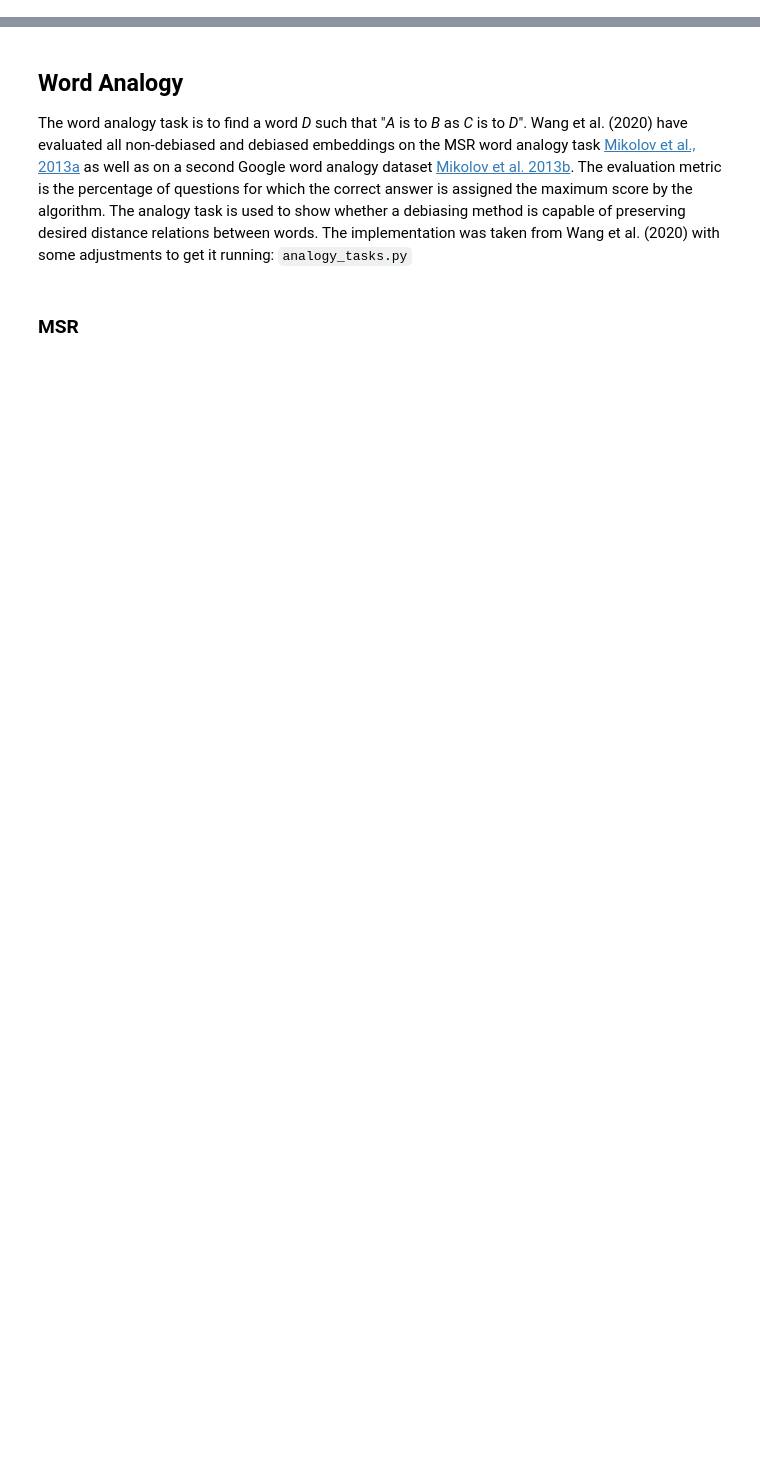
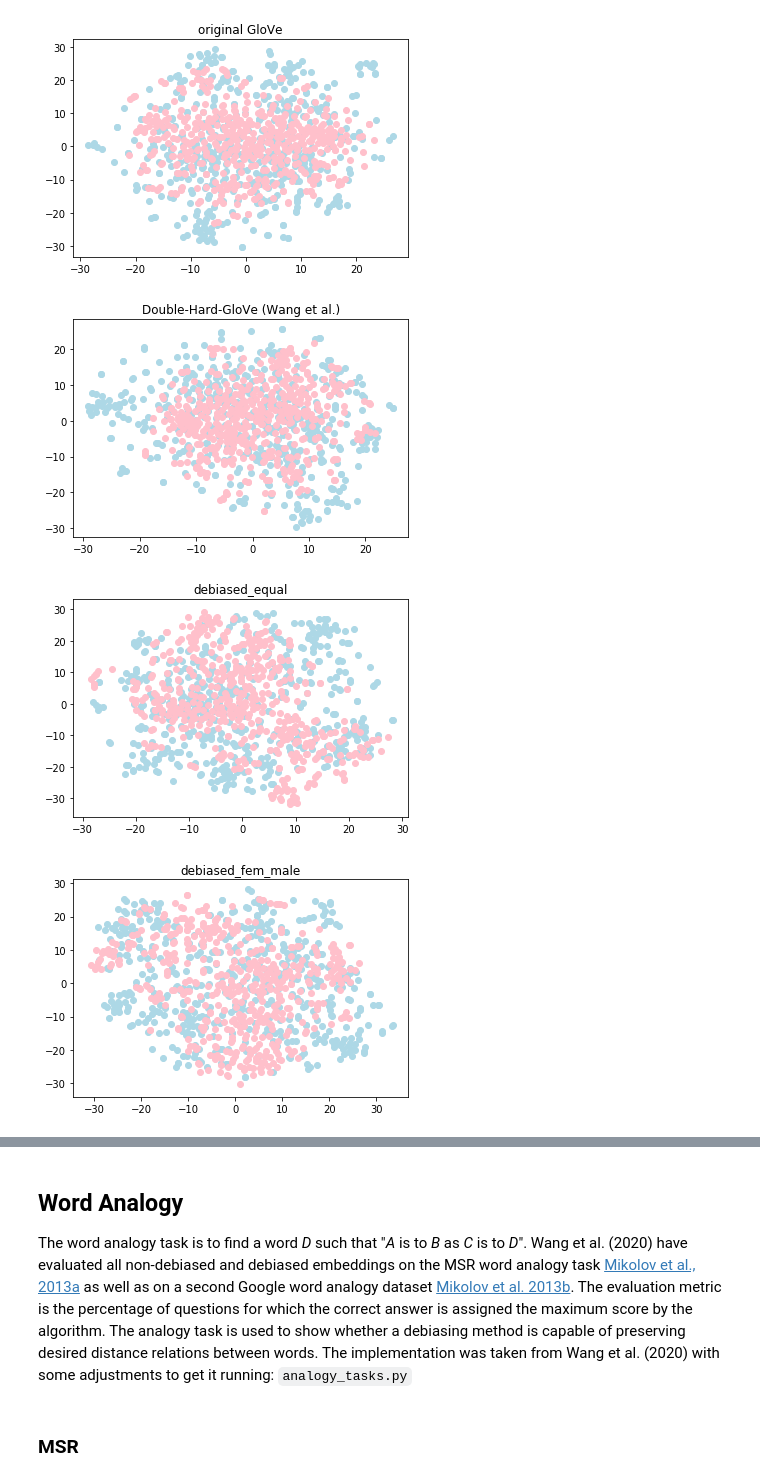
Before and after one commit to kristinakobrock/RepDHDebias, a Jupyter notebook: Evaluations.ipynb, the cells around one changed output, grey strips where cells are left out. Saved outputs shown, nothing was run; the diff lists cells and outputs as text; code cells hidden in the pictures; blank space fills up the shorter version.

```diff
--- a/Evaluations.ipynb
+++ b/Evaluations.ipynb
@@ -77,0 +136,33 @@ NameError: name 'w2ids' is not defined
+# %%
+# get embeddings for the Top 100 female and male biased words for each embedding dataset
+female_biased_100, male_biased_100 = utils.get_embeddings(dict_embeddings, f_biased_100, m_biased_100)
+
+# Top 500
+female_biased_500, male_biased_500 = utils.get_embeddings(dict_embeddings, f_biased_500, m_biased_500)
+
+# Top 1000
+female_biased_1000, male_biased_1000 = utils.get_embeddings(dict_embeddings, f_biased_1000, m_biased_1000)
+# %%
+# compute Neighborhood Metric for each embedding
+accuracies_100 = utils.compute_NM(female_biased_100, male_biased_100)
+
+accuracies_500 = utils.compute_NM(female_biased_500, male_biased_500)
+# perform t-SNE on female and male biased embeddings
+tsne_results = {}
+for key, fem_embs in female_biased_500.items():
+    male_embs = male_biased_500[key]
+    tsne_fem = TSNE(n_components = 2).fit_transform(np.asarray(fem_embs)) # embedded space should have two dimensions
+    tsne_male = TSNE(n_components = 2).fit_transform(np.asarray(male_embs))
+    tsne_results[key] = (tsne_fem, tsne_male)
+
+accuracies_1000 = utils.compute_NM(female_biased_1000, male_biased_1000)
+# %%
+# put all data in one list for pd dataframe
+accuracies = []
+for key in dict_embeddings.keys():
+    accuracies.append(accuracies_100[key])
+    accuracies.append(accuracies_500[key])
+    accuracies.append(accuracies_100[key])
+accuracies = np.asarray(accuracies).reshape(10, 3)
+results_NM = pd.DataFrame(data = accuracies, index = list(dict_embeddings.keys()), columns = ["Top 100", "Top 500", "Top 1000"])
+results_NM
@@ -77,0 +181,13 @@ NameError: name 'w2ids' is not defined
+# %%
+for key, values in tsne_results.items():
+    fig, ax = plt.subplots(1)
+    ax.set_title(key)
+    (tsne_fem, tsne_male) = values
+    ax.scatter(x = tsne_fem[:,0], y = tsne_fem[:,1], color='lightblue')
+    ax.scatter(x = tsne_male[:,0], y = tsne_male[:,1], color='pink')
+plt.show()
+# %% [output]
+[figure, added]
+[figure, added]
+[figure, added]
+[figure, added]
```
Also changed, not shown: parts of 19 cells of this notebook, 6 other files.
